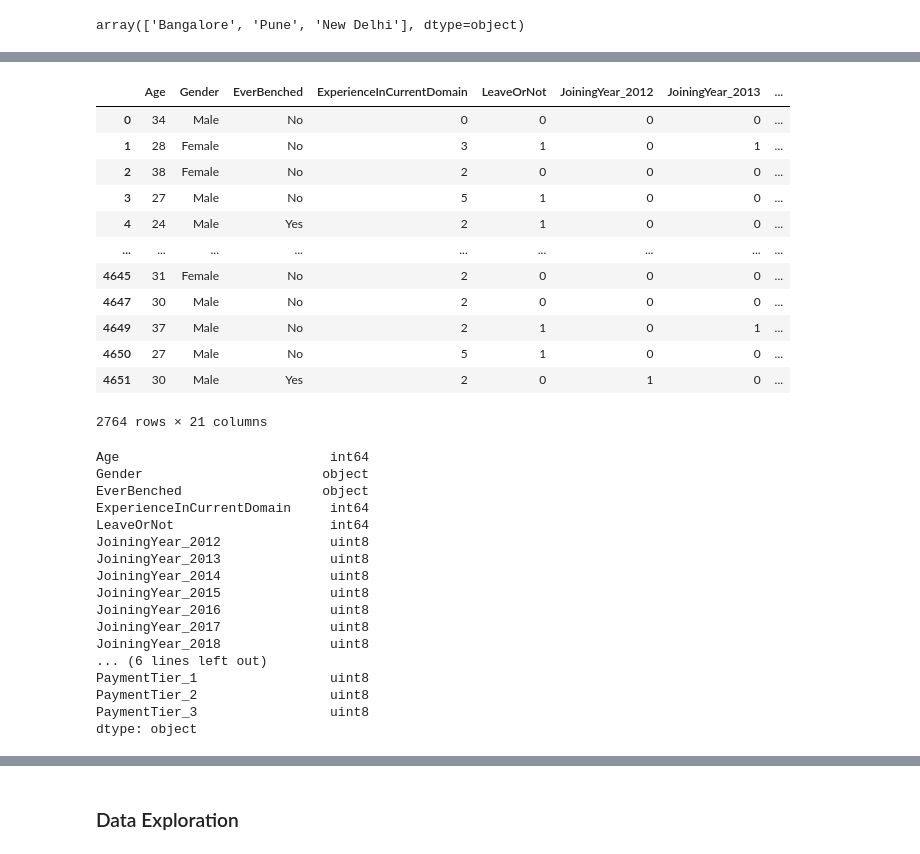
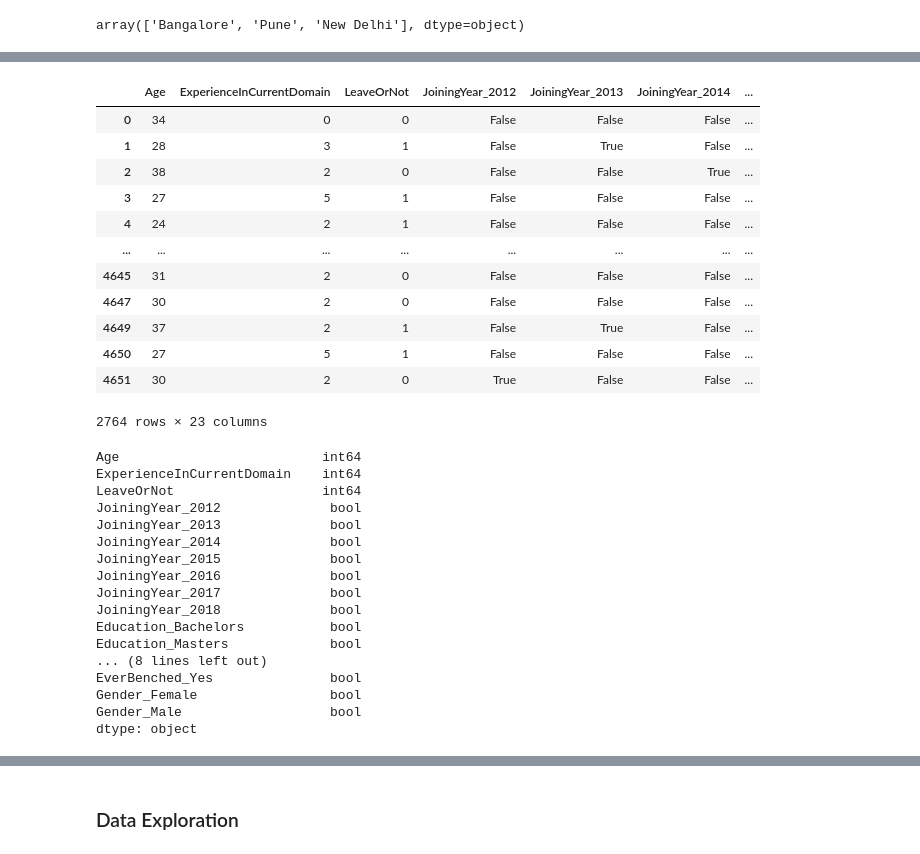
Before and after one commit to trnqbao/machine-learning-final-project, a Jupyter notebook: Ex2.ipynb, the cells around one changed output, grey strips where cells are left out. Saved outputs shown, nothing was run; the diff lists cells and outputs as text; code cells hidden in the pictures.

```diff
--- a/Ex2.ipynb
+++ b/Ex2.ipynb
@@ -137,41 +189,41 @@ array([3, 1, 2])
 # %%
 # Có 3 features thuộc dạng categorical nên cần phải chuyển đổi
 
-df_dummies = pd.get_dummies(df, columns=['JoiningYear', 'Education', 'City', 'PaymentTier'])
+df_dummies = pd.get_dummies(df, columns=['JoiningYear', 'Education', 'City', 'PaymentTier', 'EverBenched', 'Gender'])
 df_dummies
 # %% [output]
-|  | Age | Gender | EverBenched | ExperienceInCurrentDomain | LeaveOrNot | JoiningYear_2012 | JoiningYear_2013 | ... |
-| 0 | 34 | Male | No | 0 | 0 | 0 | 0 | ... |
-| 1 | 28 | Female | No | 3 | 1 | 0 | 1 | ... |
-| 2 | 38 | Female | No | 2 | 0 | 0 | 0 | ... |
-| 3 | 27 | Male | No | 5 | 1 | 0 | 0 | ... |
-| 4 | 24 | Male | Yes | 2 | 1 | 0 | 0 | ... |
-| ... | ... | ... | ... | ... | ... | ... | ... | ... |
-| 4645 | 31 | Female | No | 2 | 0 | 0 | 0 | ... |
-| 4647 | 30 | Male | No | 2 | 0 | 0 | 0 | ... |
-| 4649 | 37 | Male | No | 2 | 1 | 0 | 1 | ... |
-| 4650 | 27 | Male | No | 5 | 1 | 0 | 0 | ... |
-| 4651 | 30 | Male | Yes | 2 | 0 | 1 | 0 | ... |
+|  | Age | ExperienceInCurrentDomain | LeaveOrNot | JoiningYear_2012 | JoiningYear_2013 | JoiningYear_2014 | ... |
+| 0 | 34 | 0 | 0 | False | False | False | ... |
+| 1 | 28 | 3 | 1 | False | True | False | ... |
+| 2 | 38 | 2 | 0 | False | False | True | ... |
+| 3 | 27 | 5 | 1 | False | False | False | ... |
+| 4 | 24 | 2 | 1 | False | False | False | ... |
+| ... | ... | ... | ... | ... | ... | ... | ... |
+| 4645 | 31 | 2 | 0 | False | False | False | ... |
+| 4647 | 30 | 2 | 0 | False | False | False | ... |
+| 4649 | 37 | 2 | 1 | False | True | False | ... |
+| 4650 | 27 | 5 | 1 | False | False | False | ... |
+| 4651 | 30 | 2 | 0 | True | False | False | ... |
-2764 rows × 21 columns
+2764 rows × 23 columns
 # %%
 df_dummies.dtypes
 # %% [output]
-Age                           int64
-Gender                       object
-EverBenched                  object
-ExperienceInCurrentDomain     int64
-LeaveOrNot                    int64
-JoiningYear_2012              uint8
-JoiningYear_2013              uint8
-JoiningYear_2014              uint8
-JoiningYear_2015              uint8
-JoiningYear_2016              uint8
-JoiningYear_2017              uint8
-JoiningYear_2018              uint8
-... (6 lines left out)
-PaymentTier_1                 uint8
-PaymentTier_2                 uint8
-PaymentTier_3                 uint8
+Age                          int64
+ExperienceInCurrentDomain    int64
+LeaveOrNot                   int64
+JoiningYear_2012              bool
+JoiningYear_2013              bool
+JoiningYear_2014              bool
+JoiningYear_2015              bool
+JoiningYear_2016              bool
+JoiningYear_2017              bool
+JoiningYear_2018              bool
+Education_Bachelors           bool
+Education_Masters             bool
+... (8 lines left out)
+EverBenched_Yes               bool
+Gender_Female                 bool
+Gender_Male                   bool
 dtype: object
 # %%
 le = LabelEncoder()
```
Also changed, not shown: parts of 44 cells of this notebook.
